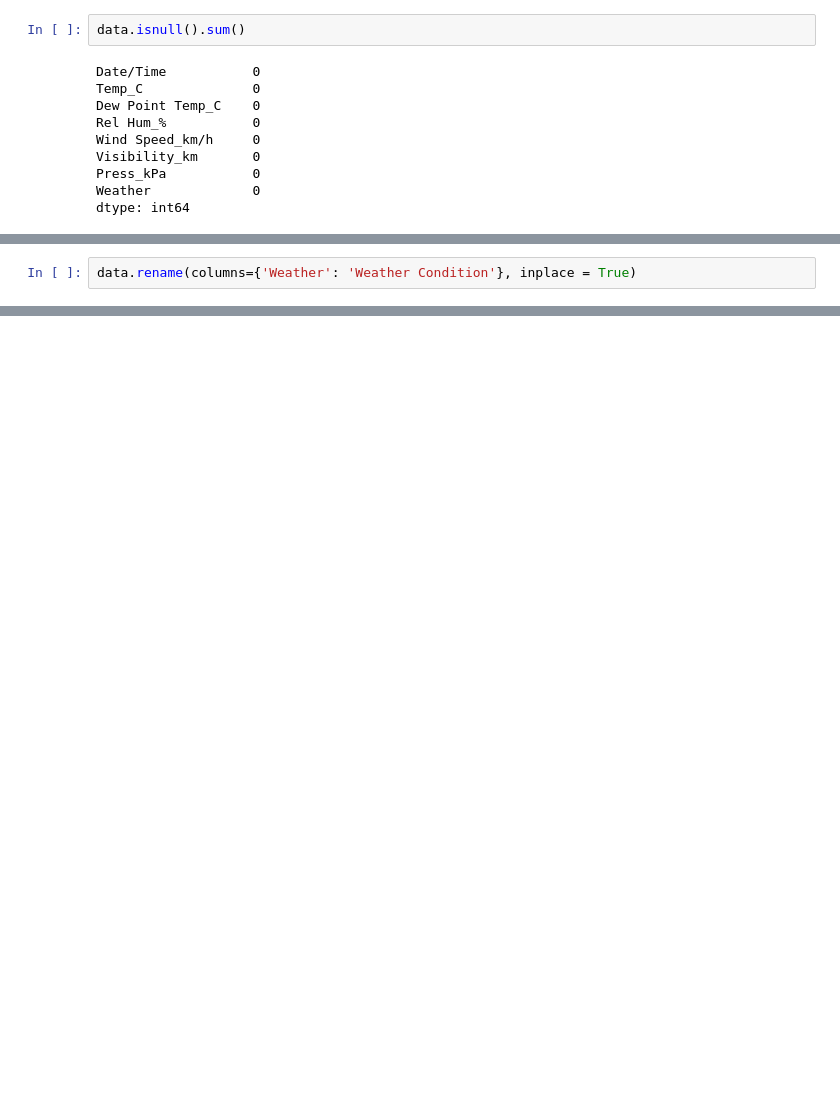
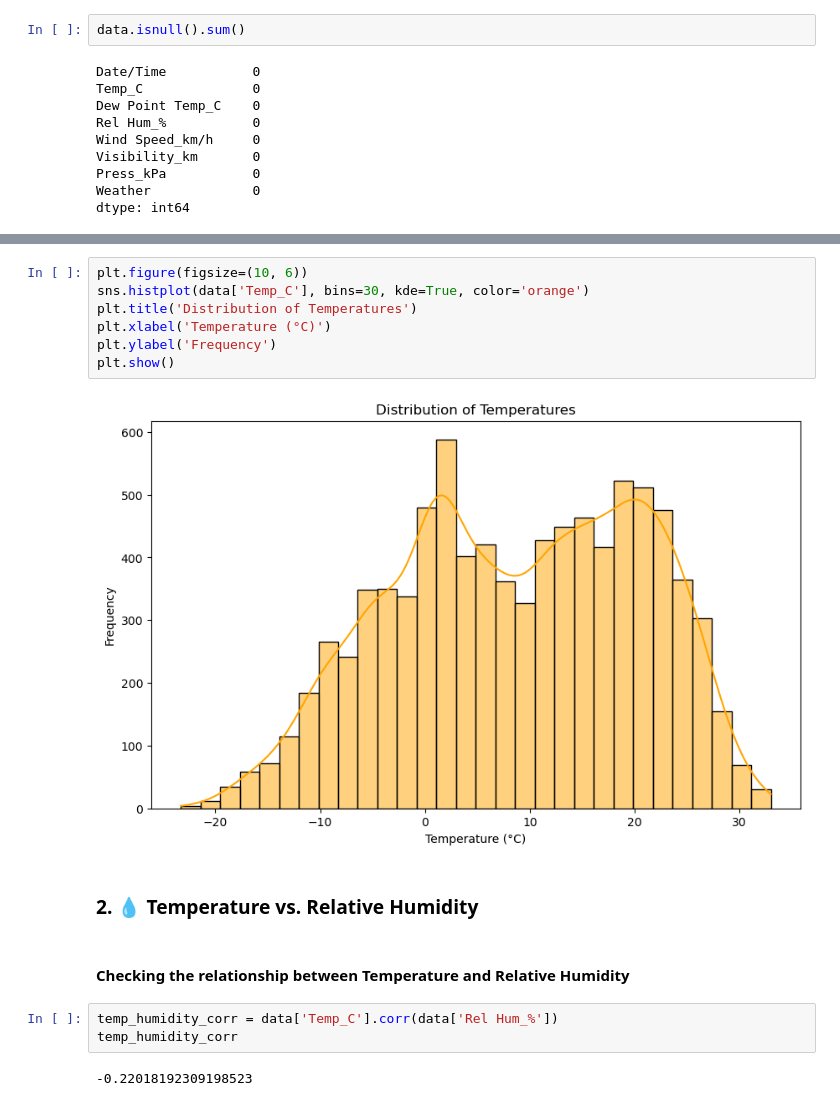
Before and after one commit to georgezacharia/weather_data_analysis_python, a Jupyter notebook: weather_data_analysis.ipynb, the cells around one changed output, grey strips where cells are left out. Cells and saved outputs as stored; diff of their text form; blank space fills up the shorter version.

```diff
--- a/weather_data_analysis.ipynb
+++ b/weather_data_analysis.ipynb
@@ -308,2 +89,0 @@ dtype: int64
-# %%
-data.rename(columns={'Weather': 'Weather Condition'}, inplace = True)
@@ -515,0 +106,18 @@ This analysis provided valuable insights into various weather conditions and the
+# %%
+plt.figure(figsize=(10, 6))
+sns.histplot(data['Temp_C'], bins=30, kde=True, color='orange')
+plt.title('Distribution of Temperatures')
+plt.xlabel('Temperature (°C)')
+plt.ylabel('Frequency')
+plt.show()
+# %% [output]
+[figure, added]
+# %% [markdown]
+### 2. 💧 Temperature vs. Relative Humidity
+# %% [markdown]
+#### Checking the relationship between Temperature and Relative Humidity
+# %%
+temp_humidity_corr = data['Temp_C'].corr(data['Rel Hum_%'])
+temp_humidity_corr
+# %% [output]
+-0.22018192309198523
```
Also changed, not shown: parts of 150 cells of this notebook.
